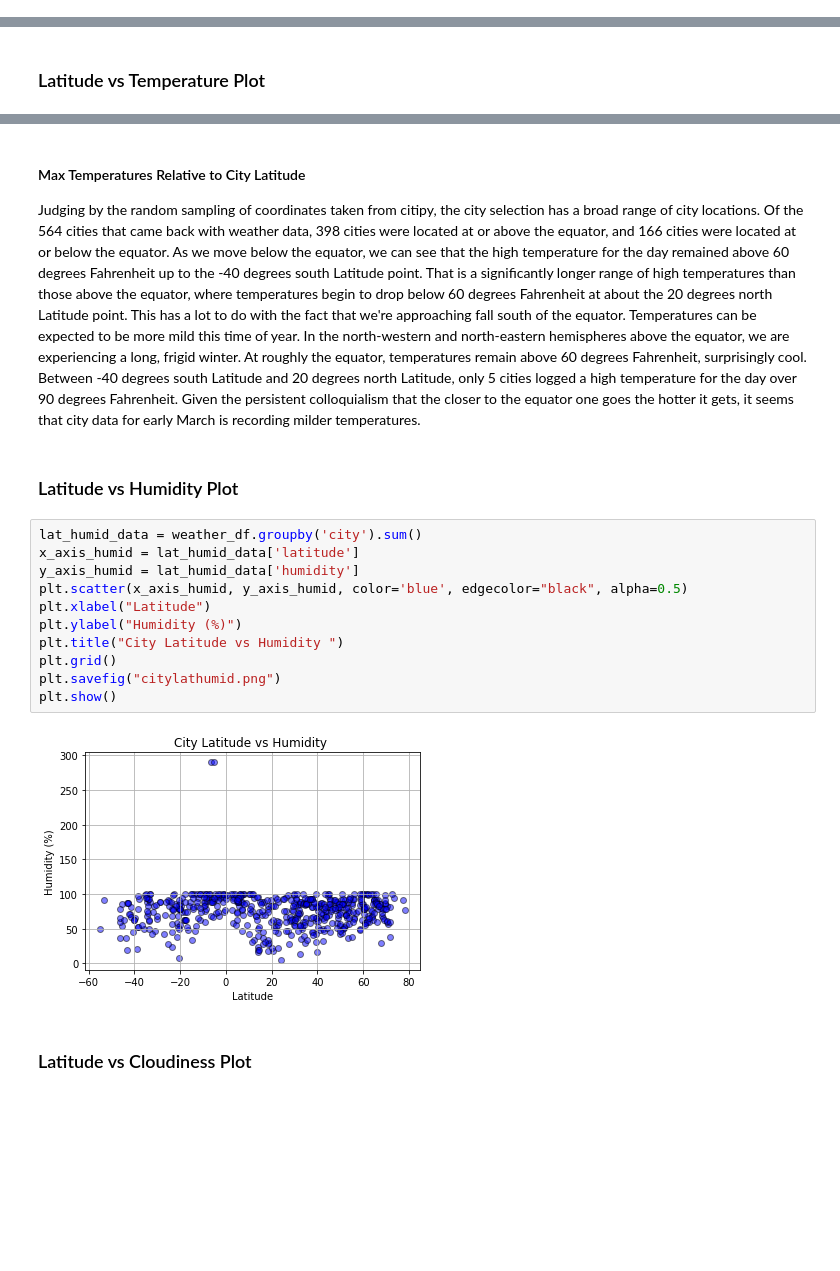
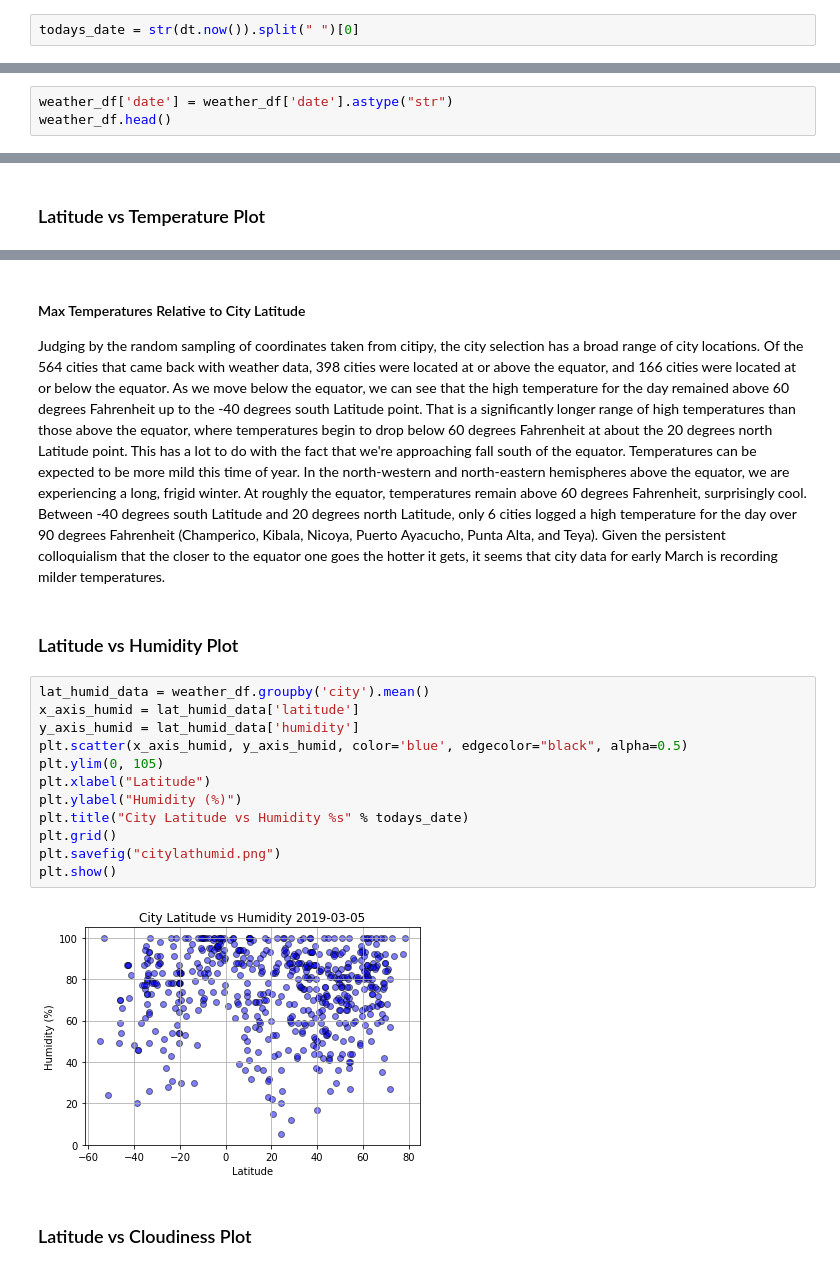
Before and after one commit to AshleyMcGee/api_homework, a Jupyter notebook: weatherpy_homework.ipynb, the cells around one changed output, grey strips where cells are left out. Drawn from its saved outputs; the diff is of its cells as text; blank space fills up the shorter version.

```diff
--- a/weatherpy_homework.ipynb
+++ b/weatherpy_homework.ipynb
@@ -20,6 +21,8 @@ from citipy import citipy
 # Range of latitudes and longitudes
 lat_range = (-90, 90)
 lng_range = (-180, 180)
+# %%
+todays_date = str(dt.now()).split(" ")[0]
 # %% [markdown]
 <h2>Acquire Cities</h2>
 # %%
@@ -174,0 +181,3 @@ weather_df.head()
+# %%
+weather_df['date'] = weather_df['date'].astype("str")
+weather_df.head()
@@ -192,21 +213,22 @@ plt.show()
 # %% [markdown]
 <h4>Max Temperatures Relative to City Latitude</h4>
-<p>Judging by the random sampling of coordinates taken from citipy, the city selection has a broad range of city locations. Of the 564 cities that came back with weather data, 398 cities were located at or above the equator, and 166 cities were located at or below the equator. As we move below the equator, we can see that the high temperature for the day remained above 60 degrees Fahrenheit up to the -40 degrees south Latitude point. That is a significantly longer range of high temperatures than those above the equator, where temperatures begin to drop below 60 degrees Fahrenheit at about the 20 degrees north Latitude point. This has a lot to do with the fact that we're approaching fall south of the equator. Temperatures can be expected to be more mild this time of year. In the north-western and north-eastern hemispheres above the equator, we are experiencing a long, frigid winter. At roughly the equator, temperatures remain above 60 degrees Fahrenheit, surprisingly cool. Between -40 degrees south Latitude and 20 degrees north Latitude, only 5 cities logged a high temperature for the day over 90 degrees Fahrenheit. Given the persistent colloquialism that the closer to the equator one goes the hotter it gets, it seems that city data for early March is recording milder temperatures.</p>
+<p>Judging by the random sampling of coordinates taken from citipy, the city selection has a broad range of city locations. Of the 564 cities that came back with weather data, 398 cities were located at or above the equator, and 166 cities were located at or below the equator. As we move below the equator, we can see that the high temperature for the day remained above 60 degrees Fahrenheit up to the -40 degrees south Latitude point. That is a significantly longer range of high temperatures than those above the equator, where temperatures begin to drop below 60 degrees Fahrenheit at about the 20 degrees north Latitude point. This has a lot to do with the fact that we're approaching fall south of the equator. Temperatures can be expected to be more mild this time of year. In the north-western and north-eastern hemispheres above the equator, we are experiencing a long, frigid winter. At roughly the equator, temperatures remain above 60 degrees Fahrenheit, surprisingly cool. Between -40 degrees south Latitude and 20 degrees north Latitude, only 6 cities logged a high temperature for the day over 90 degrees Fahrenheit (Champerico, Kibala, Nicoya, Puerto Ayacucho, Punta Alta, and Teya). Given the persistent colloquialism that the closer to the equator one goes the hotter it gets, it seems that city data for early March is recording milder temperatures.</p>
 # %% [markdown]
 <h3>Latitude vs Humidity Plot</h3>
 # %%
-lat_humid_data = weather_df.groupby('city').sum()
+lat_humid_data = weather_df.groupby('city').mean()
 x_axis_humid = lat_humid_data['latitude']
 y_axis_humid = lat_humid_data['humidity']
 plt.scatter(x_axis_humid, y_axis_humid, color='blue', edgecolor="black", alpha=0.5)
+plt.ylim(0, 105)
 plt.xlabel("Latitude")
 plt.ylabel("Humidity (%)")
-plt.title("City Latitude vs Humidity ")
+plt.title("City Latitude vs Humidity %s" % todays_date)
 plt.grid()
 plt.savefig("citylathumid.png")
 plt.show()
 # %% [output]
-[figure, old version]
+[figure, new version]
 # %% [markdown]
 <h3>Latitude vs Cloudiness Plot</h3>
 # %%
```
Also changed, not shown: parts of 13 cells of this notebook.
